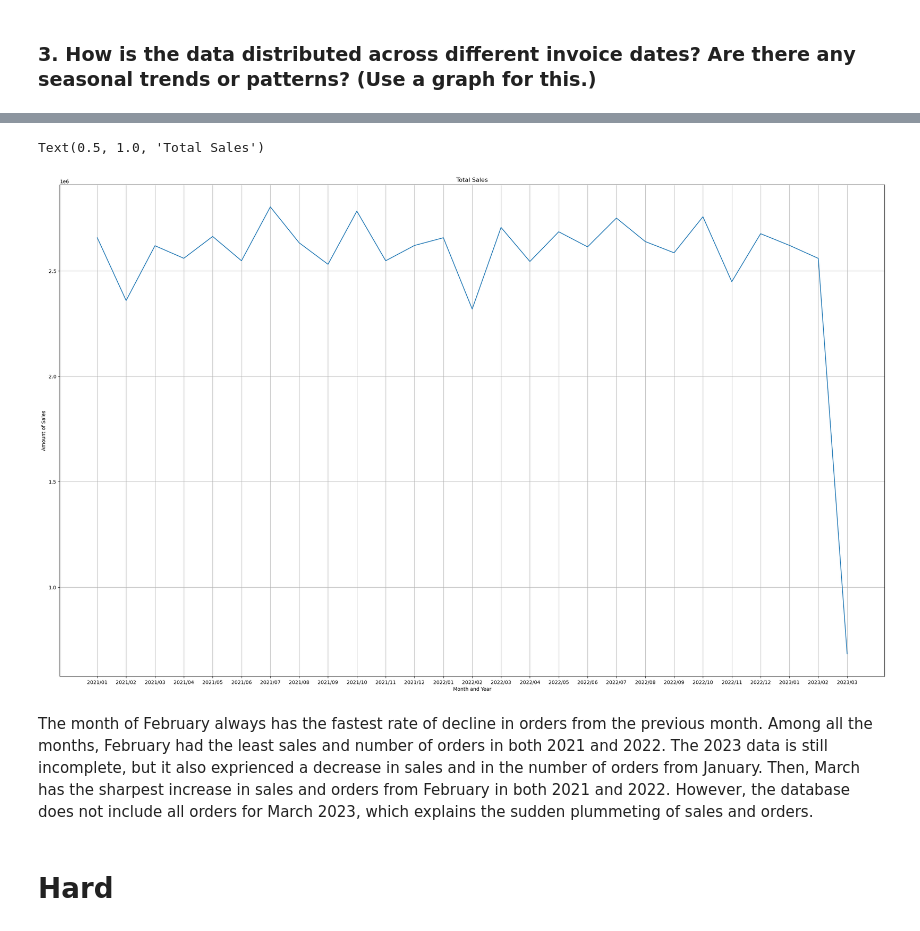
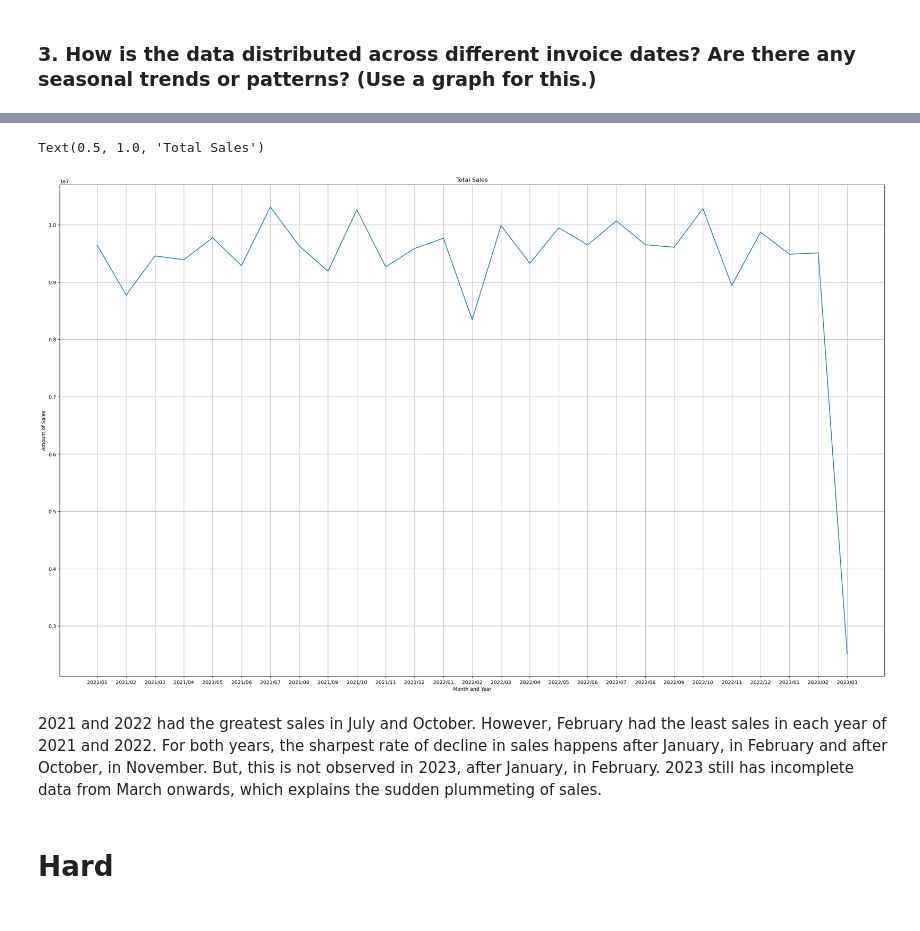
Before and after one commit to andreajoytan/analyze-sales-data, a Jupyter notebook: sales-data.ipynb, the cells around one changed output, grey strips where cells are left out. Saved outputs shown, nothing was run; the diff lists cells and outputs as text; code cells hidden in the pictures.

```diff
--- a/sales-data.ipynb
+++ b/sales-data.ipynb
@@ -109,21 +94,21 @@ Text(0.5, 1.0, 'Number of Orders')
 # %%
 x = joined_df.groupby(['year_month'])
-y = joined_df.groupby(['year_month']).sum()['price']
+y = joined_df.groupby(['year_month']).sum()['sales']
 
 x_values = x.groups.keys()
 y_values = y.values
 
 plt.figure(figsize=(30, 18))
 plt.plot(x_values,y_values)
 plt.grid()
 plt.xlabel('Month and Year')
 plt.ylabel('Amount of Sales')
 plt.title('Total Sales')
 # %% [output]
 Text(0.5, 1.0, 'Total Sales')
-[figure, old version]
+[figure, new version]
 # %% [markdown]
-The month of February always has the fastest rate of decline in orders from the previous month. Among all the months, February had the least sales and number of orders in both 2021 and 2022. The 2023 data is still incomplete, but it also exprienced a decrease in sales and in the number of orders from January. Then, March has the sharpest increase in sales and orders from February in both 2021 and 2022. However, the database does not include all orders for March 2023, which explains the sudden plummeting of sales and orders.
+2021 and 2022 had the greatest sales in July and October. However, February had the least sales in each year of 2021 and 2022. For both years, the sharpest rate of decline in sales happens after January, in February and after October, in November. But, this is not observed in 2023, after January, in February. 2023 still has incomplete data from March onwards, which explains the sudden plummeting of sales.
 # %% [markdown]
 # Hard
 # %% [markdown]
```
Also changed, not shown: parts of 7 cells of this notebook, 2 other files.
